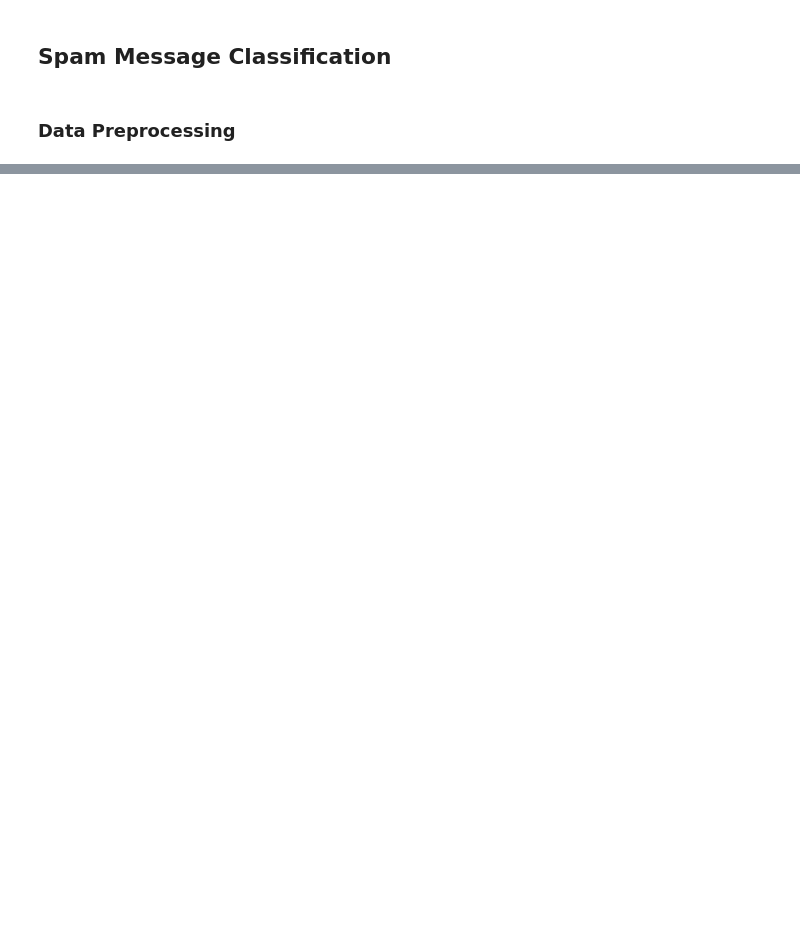
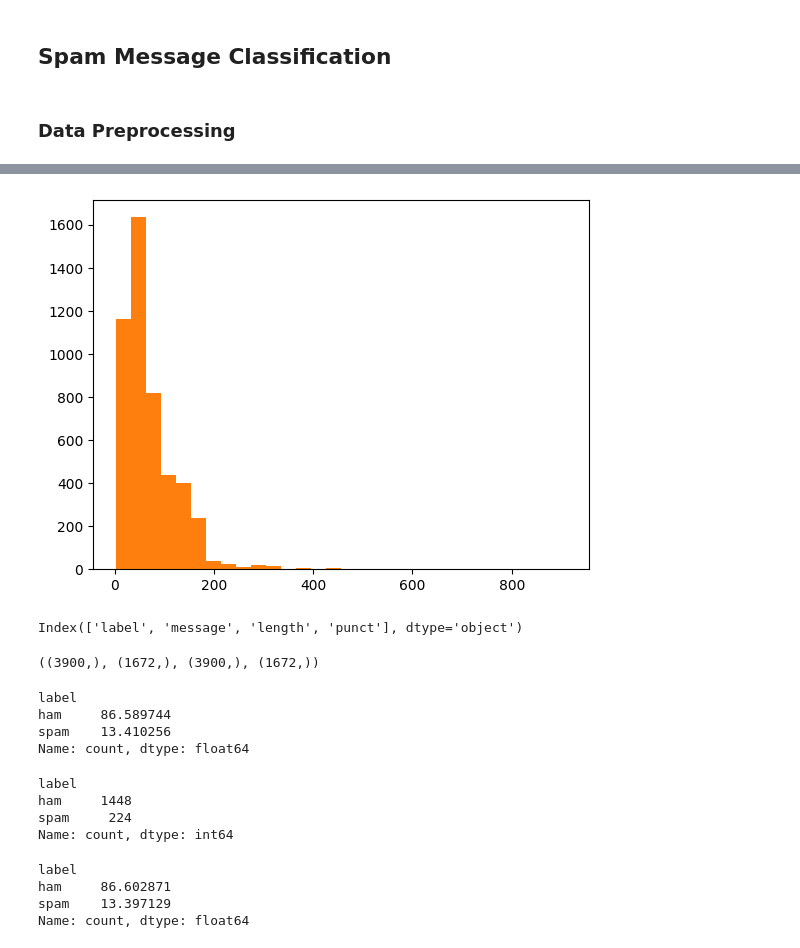
Before and after one commit to SivaKumarRajuPaidi/Spam_Classification, a Jupyter notebook: Spam-Classification.ipynb, the cells around one changed output, grey strips where cells are left out. Drawn from its saved outputs; the diff is of its cells as text; code cells hidden in the pictures; blank space fills up the shorter version.

Commit message:
model development

```diff
--- a/Spam-Classification.ipynb
+++ b/Spam-Classification.ipynb
@@ -8,0 +70,37 @@
+# %%
+plt.hist(data[data.label=="spam"].length, bins=30)
+plt.hist(data[data.label=="ham"].length, bins=30)
+plt.show()
+# %% [output]
+[figure, added]
+# %%
+data.columns
+# %% [output]
+Index(['label', 'message', 'length', 'punct'], dtype='object')
+# %%
+from sklearn.model_selection import train_test_split
+X_train,X_test, y_train, y_test = train_test_split(data["message"],data["label"], test_size=0.3, random_state=42)
+X_train.shape, X_test.shape, y_train.shape, y_test.shape
+# %% [output]
+((3900,), (1672,), (3900,), (1672,))
+# %%
+y_train.value_counts()*100/len(y_train)
+# %% [output]
+label
+ham     86.589744
+spam    13.410256
+Name: count, dtype: float64
+# %%
+y_test.value_counts()
+# %% [output]
+label
+ham     1448
+spam     224
+Name: count, dtype: int64
+# %%
+y_test.value_counts()*100/len(y_test)
+# %% [output]
+label
+ham     86.602871
+spam    13.397129
+Name: count, dtype: float64
```
Also changed, not shown: parts of 36 cells of this notebook, 1 other file.
